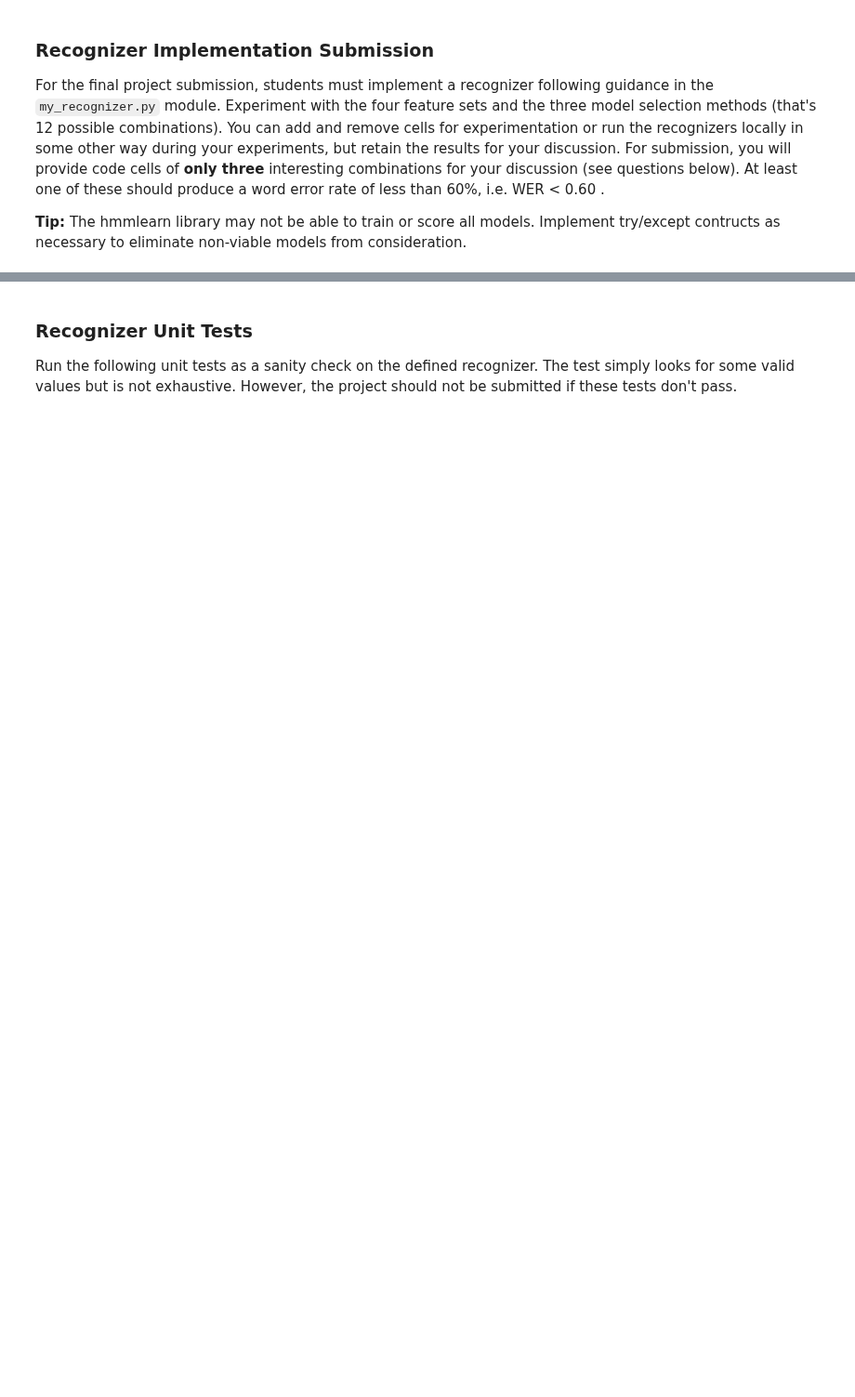
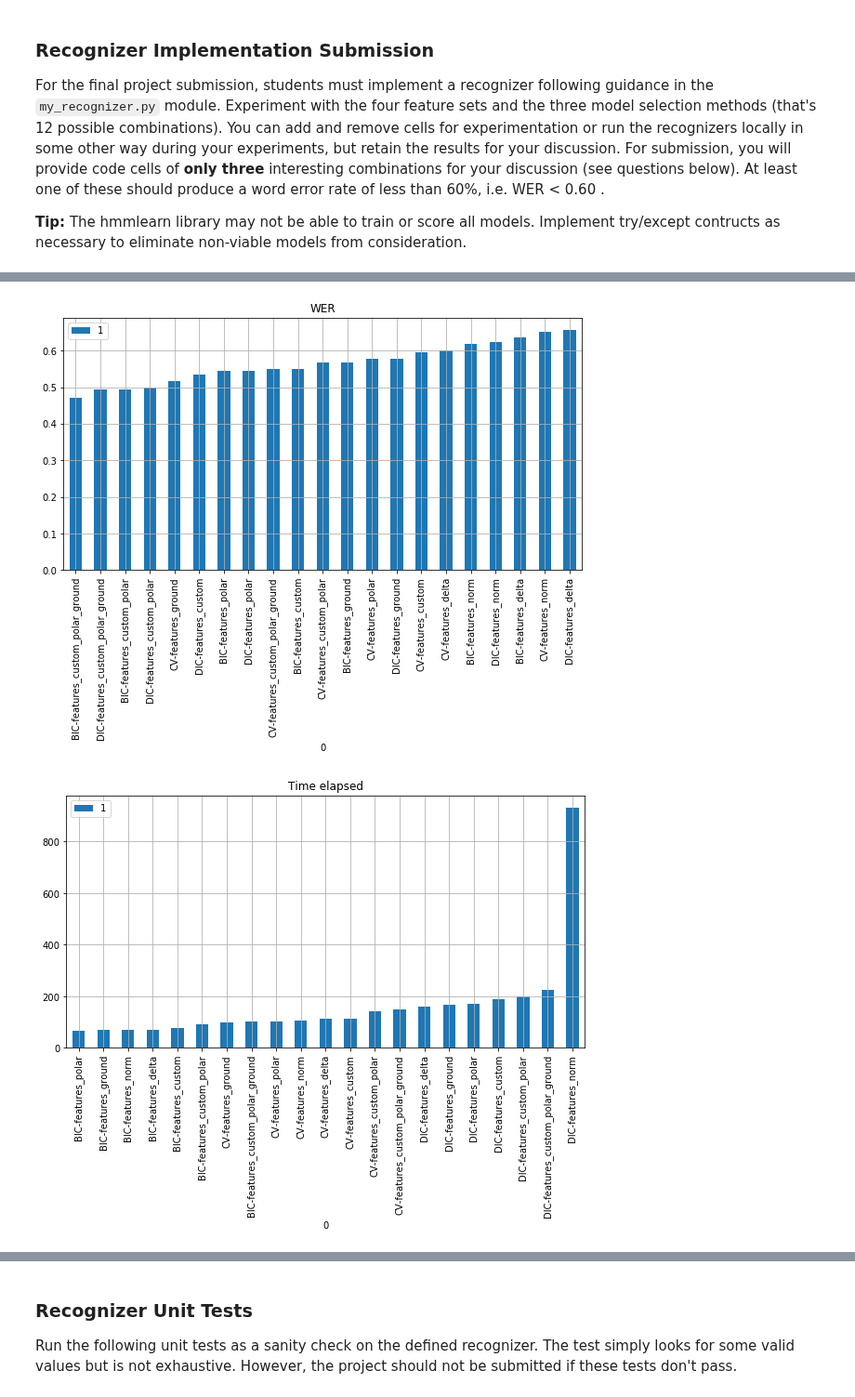
Before and after one commit to pnevmap/Recognizer, a Jupyter notebook: asl_recognizer.ipynb, the cells around one changed output, grey strips where cells are left out. Shown at 93% size. Saved outputs shown, nothing was run; the diff lists cells and outputs as text; code cells hidden in the pictures; blank space fills up the shorter version.

```diff
--- a/asl_recognizer.ipynb
+++ b/asl_recognizer.ipynb
@@ -210,10 +232,8 @@ features_polar = ['polar-rr', 'polar-rtheta', 'polar-lr', 'polar-ltheta']
 # add features for left, right, x, y differences by one time step, i.e. the "delta" values discussed in the lecture
 # Name these 'delta-rx', 'delta-ry', 'delta-lx', and 'delta-ly'
 
-asl.df['delta-rx'] = asl.df['right-x'].fillna(0).diff().fillna(0)
-asl.df['delta-ry'] = asl.df['right-y'].fillna(0).diff().fillna(0)
-asl.df['delta-lx'] = asl.df['left-x'].fillna(0).diff().fillna(0)
-asl.df['delta-ly'] = asl.df['left-y'].fillna(0).diff().fillna(0)
-
-
 features_delta = ['delta-rx', 'delta-ry', 'delta-lx', 'delta-ly']
+features = ['right-x', 'right-y', 'left-x', 'left-y']
+for delta, feature in zip(features_delta, features):
+    asl.df[delta] = asl.df[feature].diff().fillna(0)
+asl.df.head()
@@ -520,3 +691,10 @@ show_errors(guesses, test_set)
 # %%
-# TODO Choose a feature set and model selector
-# TODO Recognize the test set and display the result with the show_errors method
+# DONE Choose a feature set and model selector
+features = features_custom + features_polar + features_ground # change as needed
+model_selector = SelectorDIC # change as needed
+
+# DONE Recognize the test set and display the result with the show_errors method
+models = train_all_words(features, model_selector)
+test_set = asl.build_test(features)
+probabilities, guesses = recognize(models, test_set)
+show_errors(guesses, test_set)
@@ -526,0 +787,15 @@ show_errors(guesses, test_set)
+# %%
+import numpy as np
+import matplotlib.pyplot as plt
+dfWers = pd.DataFrame.from_records(wers).sort_values(1)
+plοtWER = dfWers.plot(kind='bar', x=0,y=1, grid=True, figsize=(10,5), title="WER")
+
+
+dfTimes = pd.DataFrame(times).sort_values(1)
+plotTimes = dfTimes.plot(kind='bar', x=0, grid=True, figsize=(10,5), title="Time elapsed")
+
+dfWers = pd.DataFrame.from_records(wers)
+plοtWER = dfWers.plot(kind='bar', x=0,y=1, grid=True, figsize=(10,5), title="WER")
+# %% [output]
+[figure, added]
+[figure, added]
```
Also changed, not shown: parts of 32 cells of this notebook, 2 other files.
